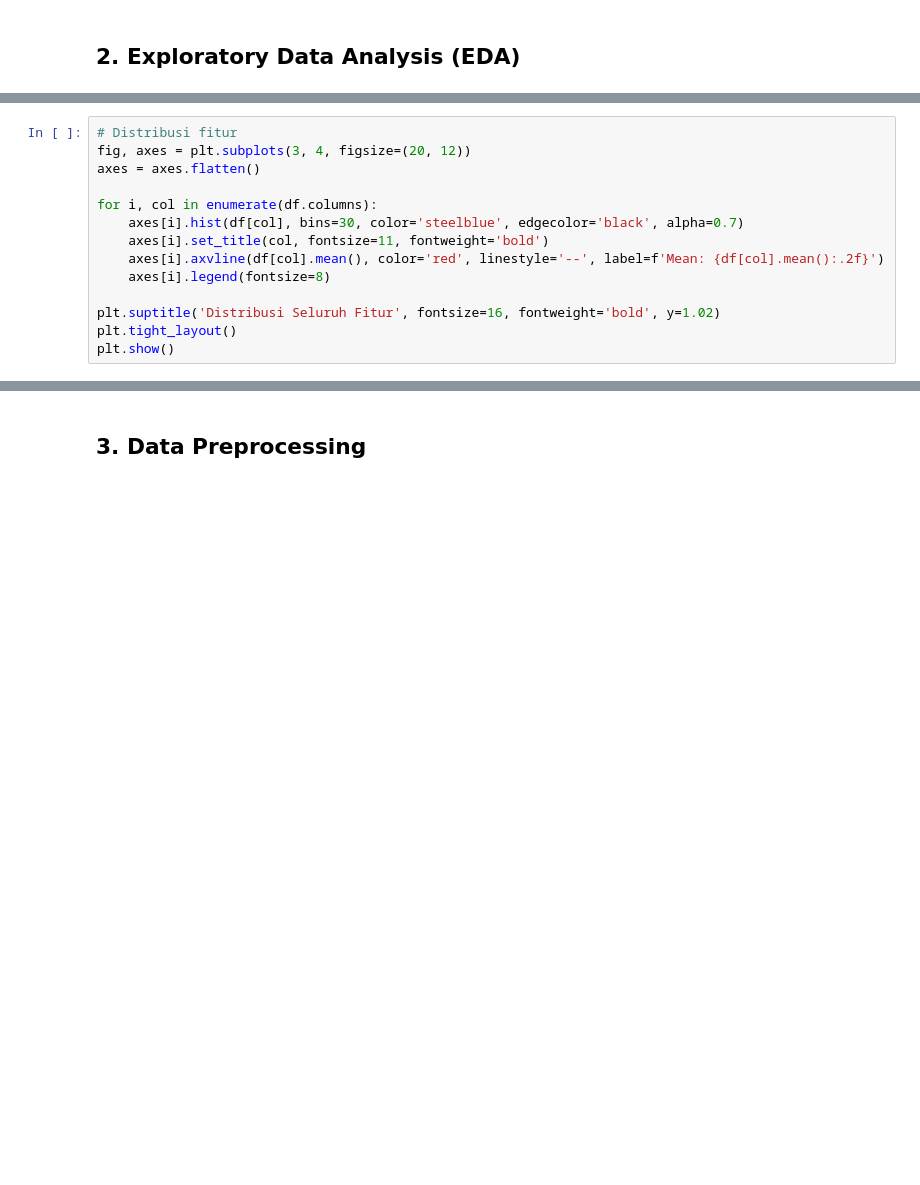
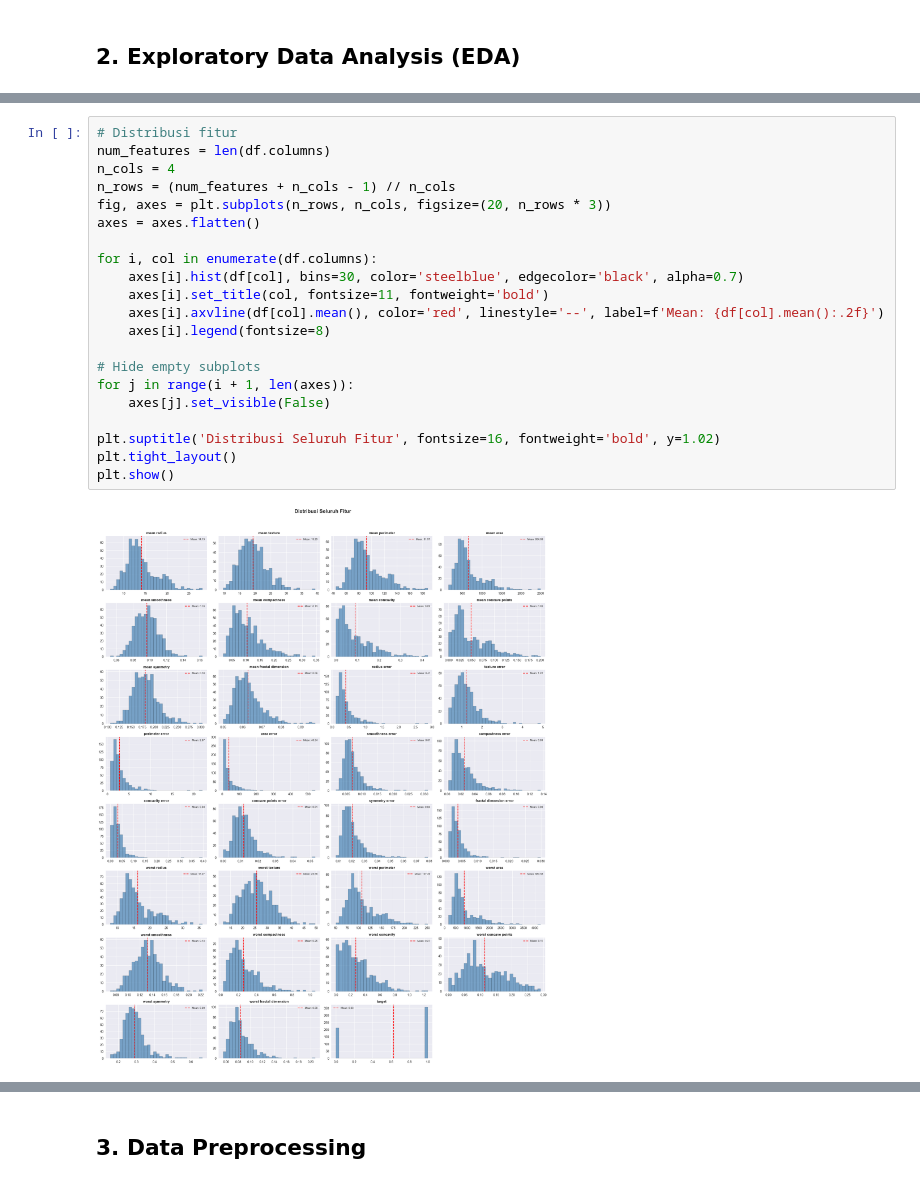
Before and after one commit to MuhammadGhaziSaputra/AWS-EXPERT, a Jupyter notebook: Eksperimen_SML_gaji/preprocessing/Eksperimen_gaji.ipynb, the cells around one changed output, grey strips where cells are left out. Saved outputs shown, nothing was run; the diff lists cells and outputs as text; blank space fills up the shorter version.

```diff
--- a/Eksperimen_SML_gaji/preprocessing/Eksperimen_gaji.ipynb
+++ b/Eksperimen_SML_gaji/preprocessing/Eksperimen_gaji.ipynb
@@ -77,17 +158,26 @@ plt.show()
 # %%
 # Distribusi fitur
-fig, axes = plt.subplots(3, 4, figsize=(20, 12))
+num_features = len(df.columns)
+n_cols = 4
+n_rows = (num_features + n_cols - 1) // n_cols
+fig, axes = plt.subplots(n_rows, n_cols, figsize=(20, n_rows * 3))
 axes = axes.flatten()
 
 for i, col in enumerate(df.columns):
     axes[i].hist(df[col], bins=30, color='steelblue', edgecolor='black', alpha=0.7)
     axes[i].set_title(col, fontsize=11, fontweight='bold')
     axes[i].axvline(df[col].mean(), color='red', linestyle='--', label=f'Mean: {df[col].mean():.2f}')
     axes[i].legend(fontsize=8)
 
+# Hide empty subplots
+for j in range(i + 1, len(axes)):
+    axes[j].set_visible(False)
+
 plt.suptitle('Distribusi Seluruh Fitur', fontsize=16, fontweight='bold', y=1.02)
 plt.tight_layout()
 plt.show()
+# %% [output]
+[figure, added]
 # %%
 # Correlation heatmap
 plt.figure(figsize=(12, 10))
```
Also changed, not shown: parts of 26 cells of this notebook, 29 other files.
